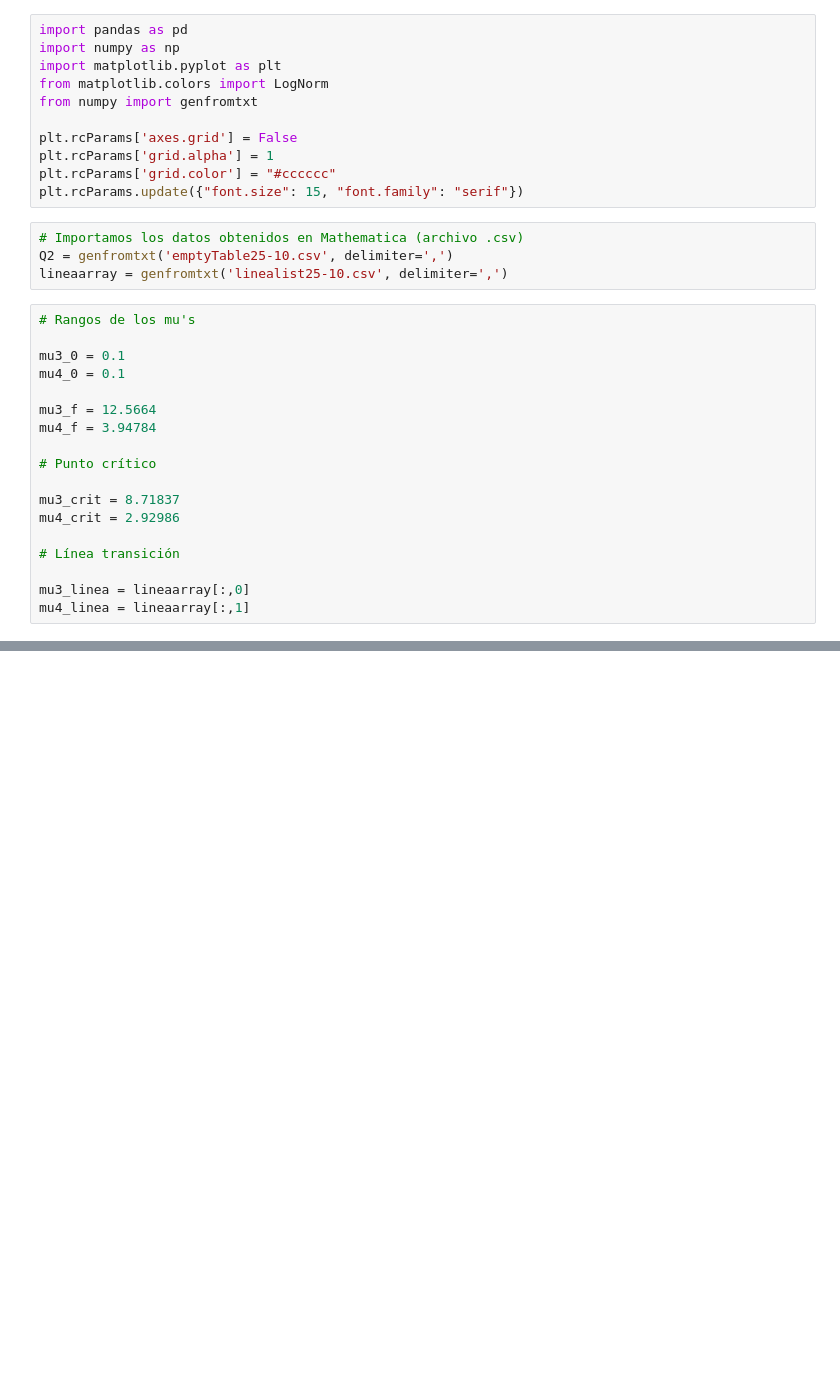
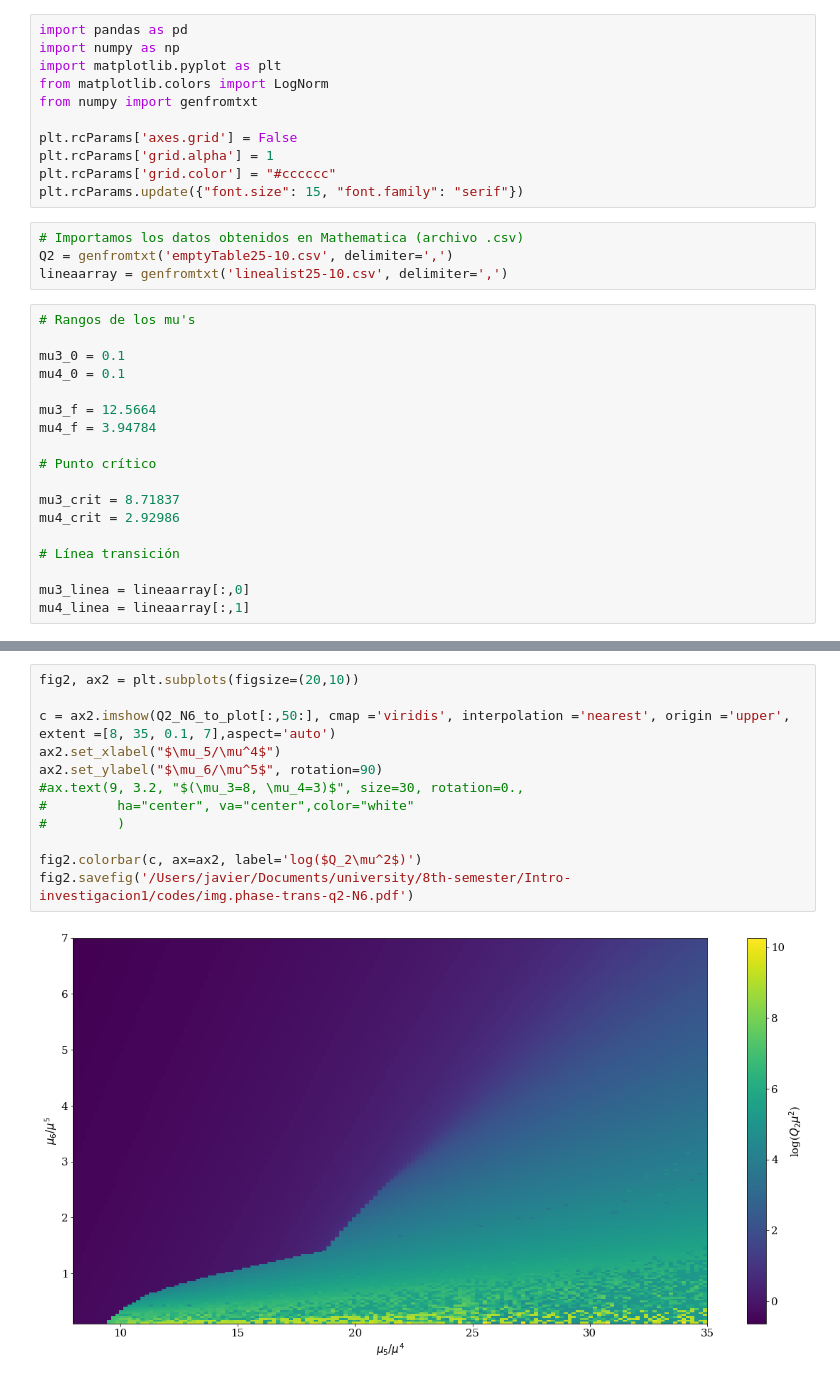
Before and after one commit to Wenupi/codes, a Jupyter notebook: plot.ipynb, the cells around one changed output, grey strips where cells are left out. Drawn from its saved outputs; the diff is of its cells as text; blank space fills up the shorter version.

```diff
--- a/plot.ipynb
+++ b/plot.ipynb
@@ -47,0 +69,14 @@ fig.savefig('/Users/javier/Documents/university/8th-semester/Intro-investigacion
+# %%
+fig2, ax2 = plt.subplots(figsize=(20,10))
+
+c = ax2.imshow(Q2_N6_to_plot[:,50:], cmap ='viridis', interpolation ='nearest', origin ='upper', extent =[8, 35, 0.1, 7],aspect='auto')
+ax2.set_xlabel("$\mu_5/\mu^4$")
+ax2.set_ylabel("$\mu_6/\mu^5$", rotation=90)
+#ax.text(9, 3.2, "$(\mu_3=8, \mu_4=3)$", size=30, rotation=0.,
+#         ha="center", va="center",color="white"
+#         )
+
+fig2.colorbar(c, ax=ax2, label='log($Q_2\mu^2$)')
+fig2.savefig('/Users/javier/Documents/university/8th-semester/Intro-investigacion1/codes/img.phase-trans-q2-N6.pdf')
+# %% [output]
+[figure, added]
```
Also changed, not shown: parts of 3 cells of this notebook, 7 other files.
